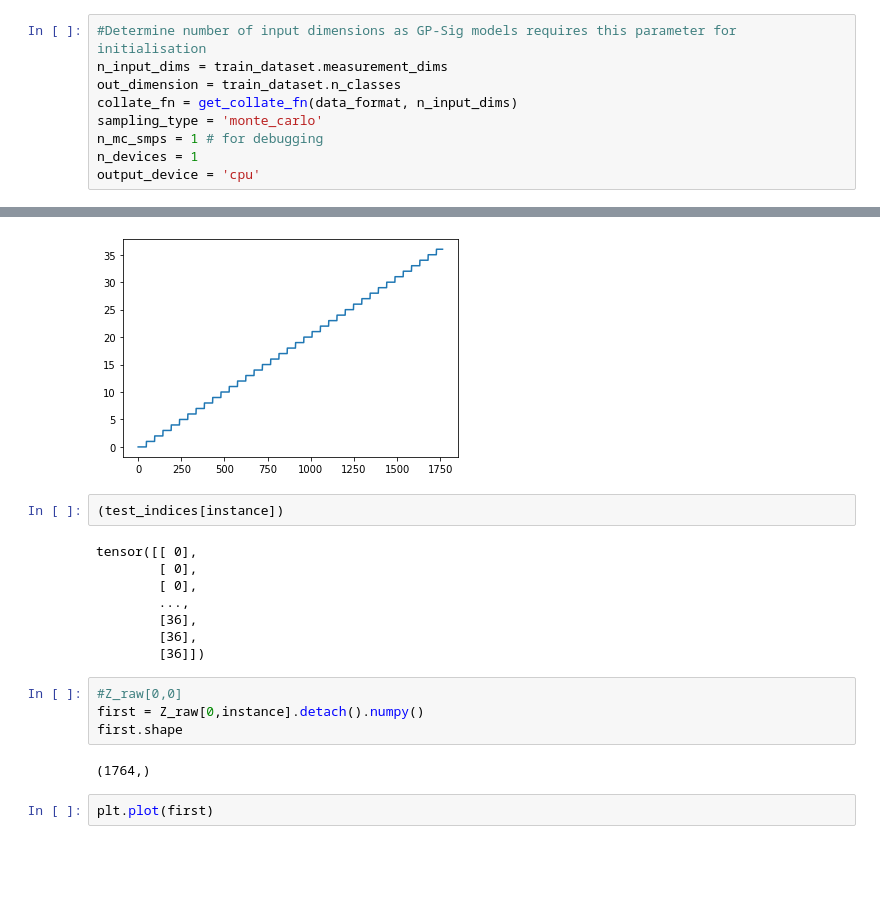
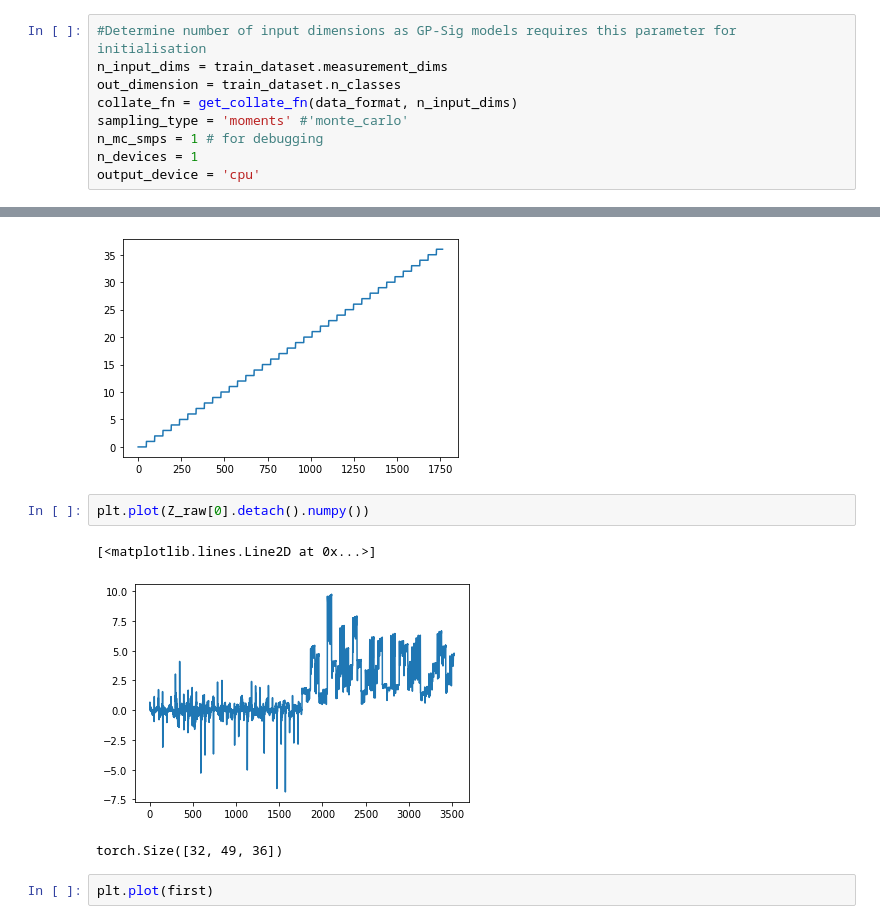
Before and after one commit to BorgwardtLab/Imputing_Signatures, a Jupyter notebook: notebooks/testing_gp_sig_adapter_padding.ipynb, the cells around one changed output, grey strips where cells are left out. Saved outputs shown, nothing was run; the diff lists cells and outputs as text; blank space fills up the shorter version.

```diff
--- a/notebooks/testing_gp_sig_adapter_padding.ipynb
+++ b/notebooks/testing_gp_sig_adapter_padding.ipynb
@@ -422,7 +463,7 @@ class GP_Sig(nn.Module):
 n_input_dims = train_dataset.measurement_dims
 out_dimension = train_dataset.n_classes
 collate_fn = get_collate_fn(data_format, n_input_dims)
-sampling_type = 'monte_carlo'
+sampling_type = 'moments' #'monte_carlo'
 n_mc_smps = 1 # for debugging
 n_devices = 1
 output_device = 'cpu'
@@ -547,22 +590,14 @@ plt.plot(test_indices[instance])
 # %% [output]
 [<matplotlib.lines.Line2D at 0x...>]
 [figure]
+# %%
+plt.plot(Z_raw[0].detach().numpy())
+# %% [output]
+[<matplotlib.lines.Line2D at 0x...>]
+[figure, added]
 # %%
-(test_indices[instance])
 # %% [output]
-tensor([[ 0],
-        [ 0],
-        [ 0],
-        ...,
-        [36],
-        [36],
-        [36]])
+torch.Size([32, 49, 36])
-# %%
-#Z_raw[0,0]
-first = Z_raw[0,instance].detach().numpy()
-first.shape
-# %% [output]
-(1764,)
 # %%
 plt.plot(first)
 # %% [output]
```
Also changed, not shown: parts of 39 cells of this notebook.
